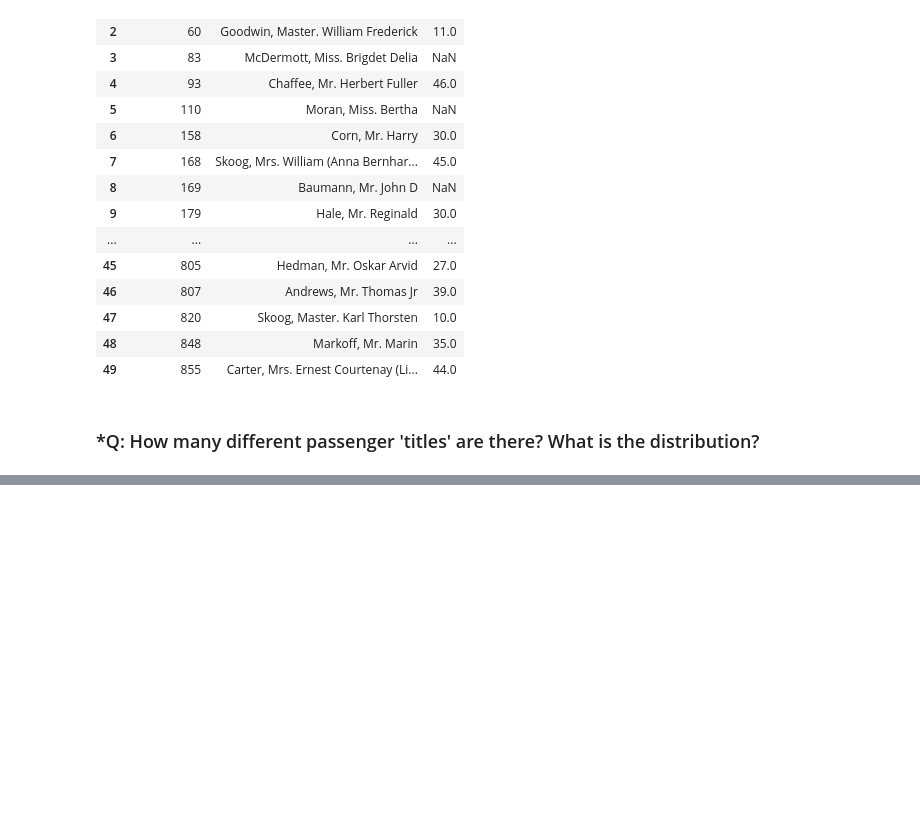
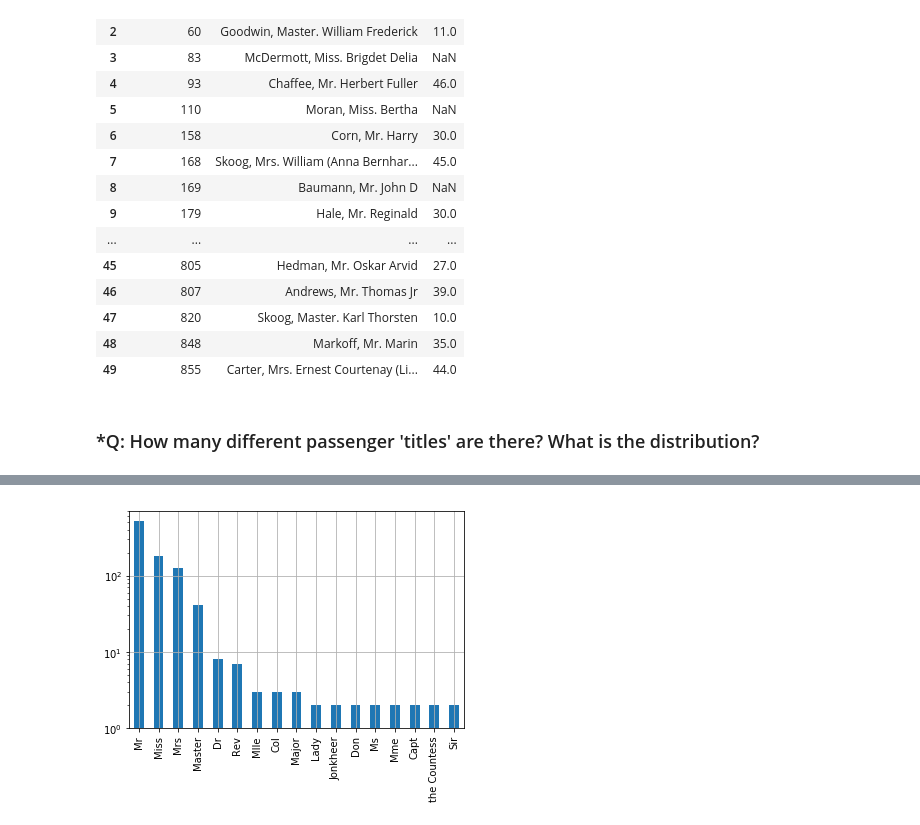
Before and after one commit to shahabeddin/GEC_Lab_IntroLevel, a Jupyter notebook: GEC_Level1_Lab1.ipynb, the cells around one changed output, grey strips where cells are left out. Cells and saved outputs as stored; diff of their text form; code cells hidden in the pictures; blank space fills up the shorter version.

```diff
--- a/GEC_Level1_Lab1.ipynb
+++ b/GEC_Level1_Lab1.ipynb
@@ -66,7 +66,7 @@ d.head()
 # %% [markdown]
 ### Loading data
 # %%
-d=pd.read_csv("/Users/shahab/Documents/kaggle/titanic/train.csv")
+d=pd.read_csv("train.csv")
 # %%
 d.head()
 # %% [output]
@@ -307,0 +287,4 @@ d
+# %%
+d["title"]=d.Name.map(lambda x: x.split('.')[0].split(',')[1].strip())
+# %%
+title_counts = d.title.value_counts()
@@ -307,0 +312,4 @@ d
+# %%
+title_counts.plot.bar(log=True, grid='on');
+# %% [output]
+[figure, added]
```
Also changed, not shown: parts of 2 cells of this notebook.
